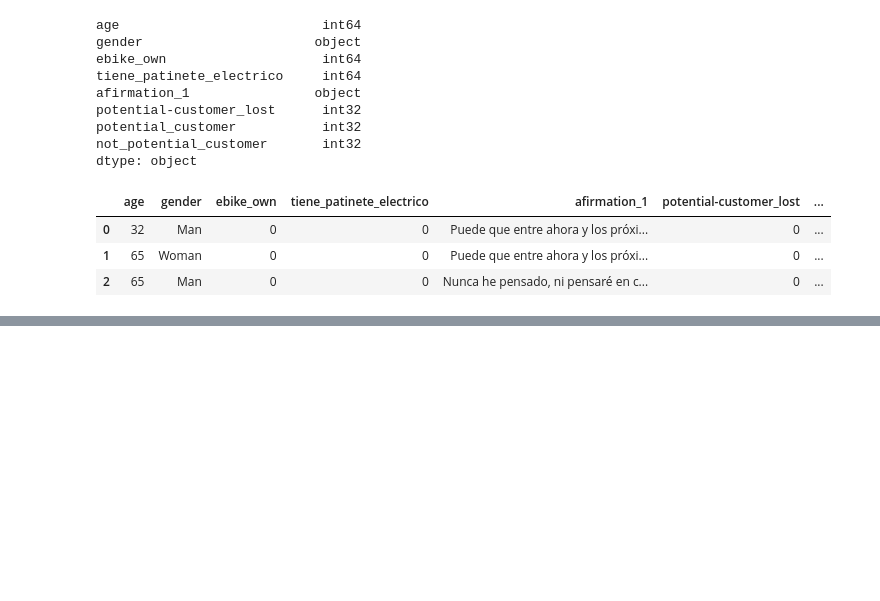
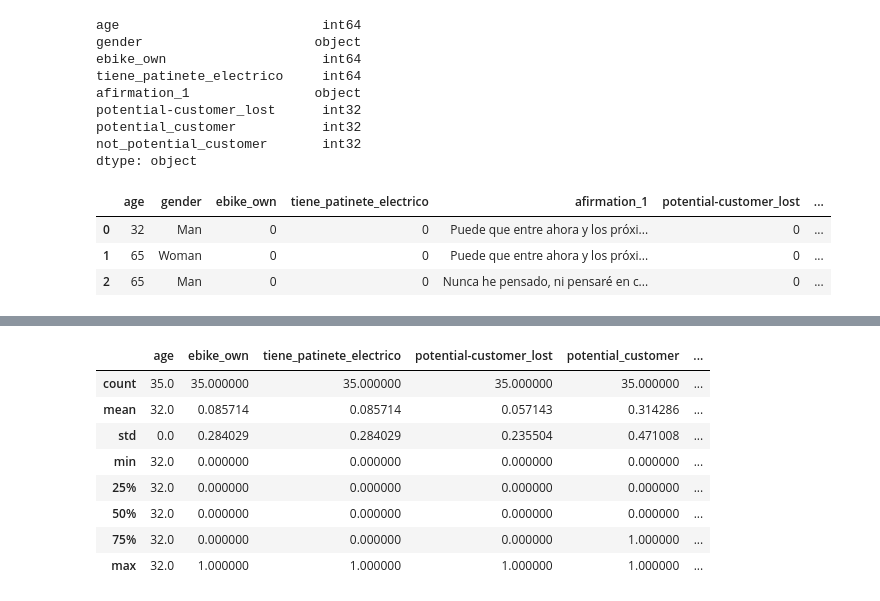
Before and after one commit to Auzmendi/project-6, a Jupyter notebook: descriptive.ipynb, the cells around one changed output, grey strips where cells are left out. Cells and saved outputs as stored; diff of their text form; code cells hidden in the pictures; blank space fills up the shorter version.

```diff
--- a/descriptive.ipynb
+++ b/descriptive.ipynb
@@ -126,0 +163,19 @@ plt.show()
+# %%
+age32_df = descriptive_df[descriptive_df['age'] == 32 ]
+age65_df = descriptive_df[descriptive_df['age'] == 65 ]
+age40_df = descriptive_df[descriptive_df['age'] == 40 ]
+age50_df = descriptive_df[descriptive_df['age'] == 50 ]
+age22_df = descriptive_df[descriptive_df['age'] == 22 ]
+# %%
+
+age32_df.describe()
+# %% [output]
+|  | age | ebike_own | tiene_patinete_electrico | potential-customer_lost | potential_customer | ... |
+| count | 35.0 | 35.000000 | 35.000000 | 35.000000 | 35.000000 | ... |
+| mean | 32.0 | 0.085714 | 0.085714 | 0.057143 | 0.314286 | ... |
+| std | 0.0 | 0.284029 | 0.284029 | 0.235504 | 0.471008 | ... |
+| min | 32.0 | 0.000000 | 0.000000 | 0.000000 | 0.000000 | ... |
+| 25% | 32.0 | 0.000000 | 0.000000 | 0.000000 | 0.000000 | ... |
+| 50% | 32.0 | 0.000000 | 0.000000 | 0.000000 | 0.000000 | ... |
+| 75% | 32.0 | 0.000000 | 0.000000 | 0.000000 | 1.000000 | ... |
+| max | 32.0 | 1.000000 | 1.000000 | 1.000000 | 1.000000 | ... |
```
Also changed, not shown: parts of 13 cells of this notebook.
